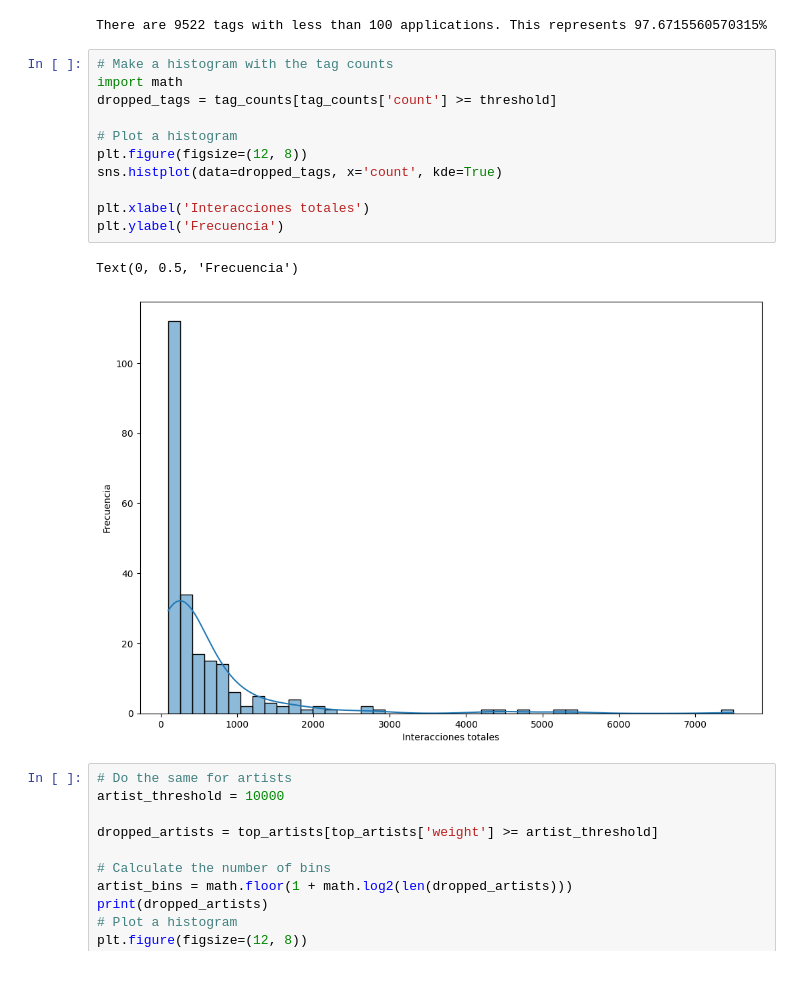
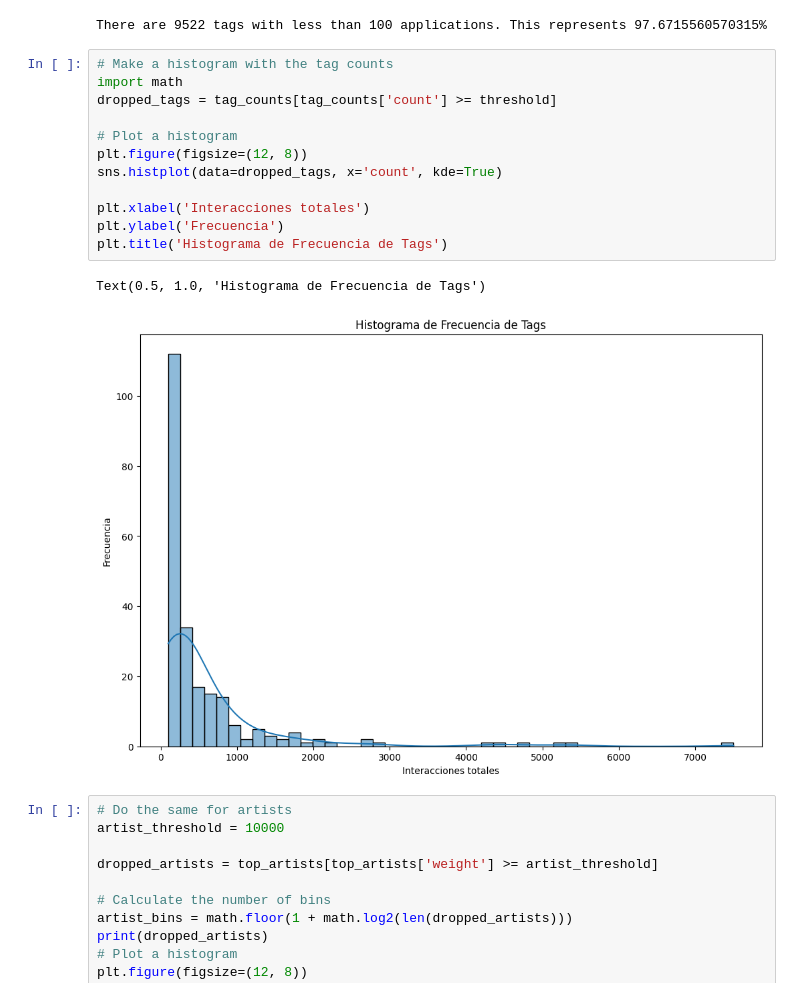
Before and after one commit to amag1/lastfm-hybrid-recommender, a Jupyter notebook: eda.ipynb, the cells around one changed output. Saved outputs shown, nothing was run; the diff lists cells and outputs as text.

```diff
--- a/eda.ipynb
+++ b/eda.ipynb
@@ -188,17 +188,18 @@ There are 9522 tags with less than 100 applications. This represents 97.67155605
 # %%
 # Make a histogram with the tag counts
 import math
 dropped_tags = tag_counts[tag_counts['count'] >= threshold]
 
 # Plot a histogram
 plt.figure(figsize=(12, 8))
 sns.histplot(data=dropped_tags, x='count', kde=True)
 
 plt.xlabel('Interacciones totales')
 plt.ylabel('Frecuencia')
+plt.title('Histograma de Frecuencia de Tags')
 # %% [output]
-Text(0, 0.5, 'Frecuencia')
+Text(0.5, 1.0, 'Histograma de Frecuencia de Tags')
-[figure, old version]
+[figure, new version]
 # %%
 # Do the same for artists
 artist_threshold = 10000
```
Also changed, not shown: parts of 2 cells of this notebook, 3 other files.
